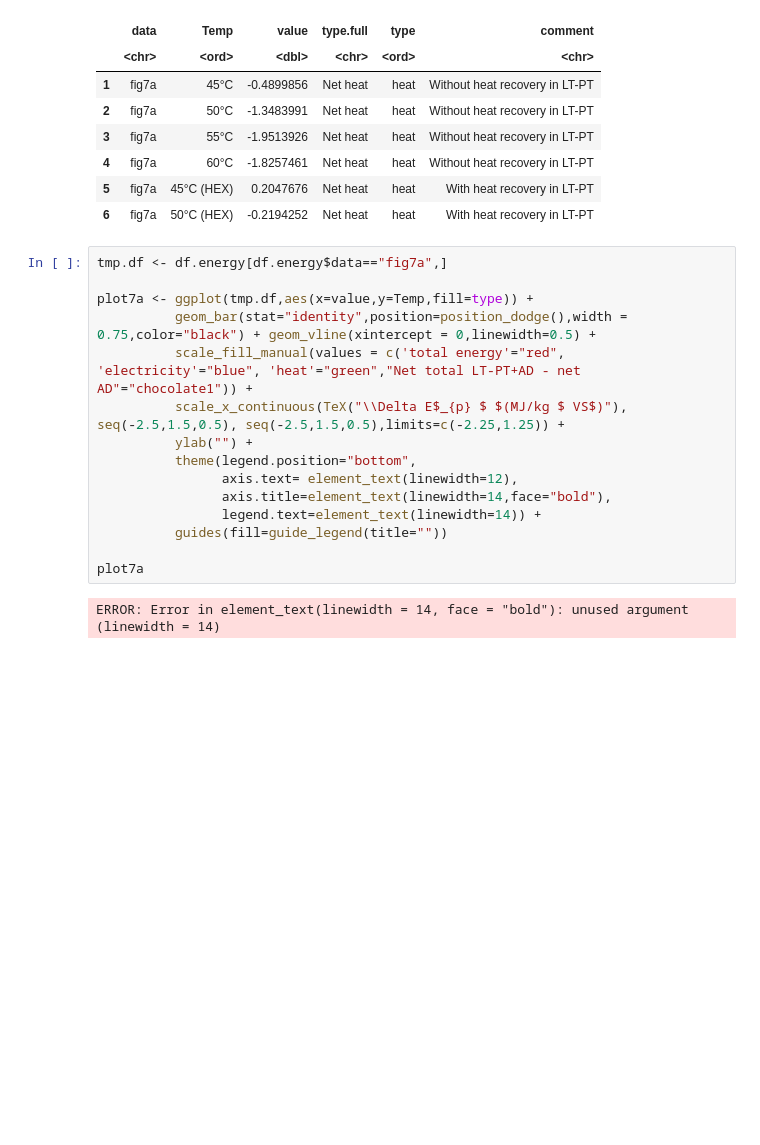
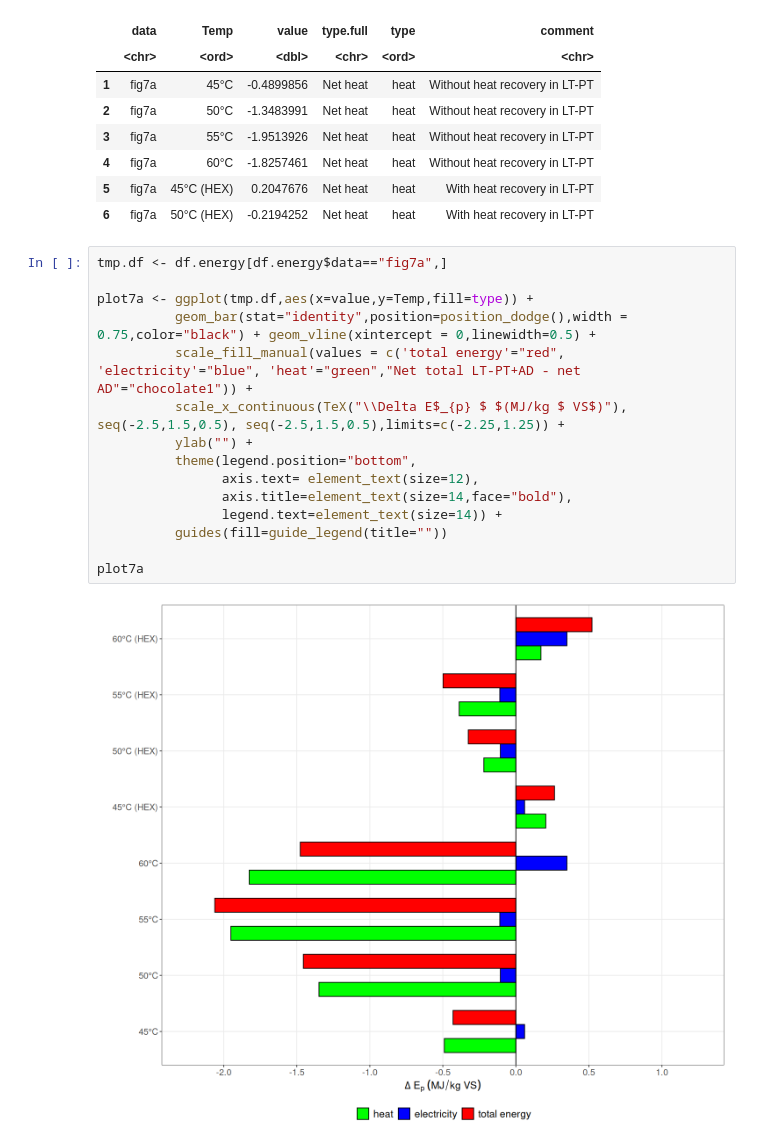
Before and after one commit to WojciechArtichowicz/LT-PT_analysis, a Jupyter notebook: disintegration_analysis.ipynb, the cells around one changed output. Saved outputs shown, nothing was run; the diff lists cells and outputs as text; blank space fills up the shorter version.

Commit message:
Changed erronous use of the linewidth parameter

```diff
--- a/disintegration_analysis.ipynb
+++ b/disintegration_analysis.ipynb
@@ -313,20 +313,20 @@ A data.frame: 6 × 6
 # %%
 tmp.df <- df.energy[df.energy$data=="fig7a",]
 
 plot7a <- ggplot(tmp.df,aes(x=value,y=Temp,fill=type)) +
           geom_bar(stat="identity",position=position_dodge(),width = 0.75,color="black") + geom_vline(xintercept = 0,linewidth=0.5) +
           scale_fill_manual(values = c('total energy'="red", 'electricity'="blue", 'heat'="green","Net total LT-PT+AD - net AD"="chocolate1")) +
           scale_x_continuous(TeX("\\Delta E$_{p} $ $(MJ/kg $ VS$)"), seq(-2.5,1.5,0.5), seq(-2.5,1.5,0.5),limits=c(-2.25,1.25)) +
           ylab("") +
           theme(legend.position="bottom",
-                axis.text= element_text(linewidth=12),
-                axis.title=element_text(linewidth=14,face="bold"),
-                legend.text=element_text(linewidth=14)) +
+                axis.text= element_text(size=12),
+                axis.title=element_text(size=14,face="bold"),
+                legend.text=element_text(size=14)) +
           guides(fill=guide_legend(title=""))
 
 plot7a
 # %% [output]
-ERROR: Error in element_text(linewidth = 14, face = "bold"): unused argument (linewidth = 14)
+[figure, added]
 # %%
 tmp.df <- df.energy[df.energy$data=="fig7b",]
 
```
Also changed, not shown: parts of 8 cells of this notebook.
